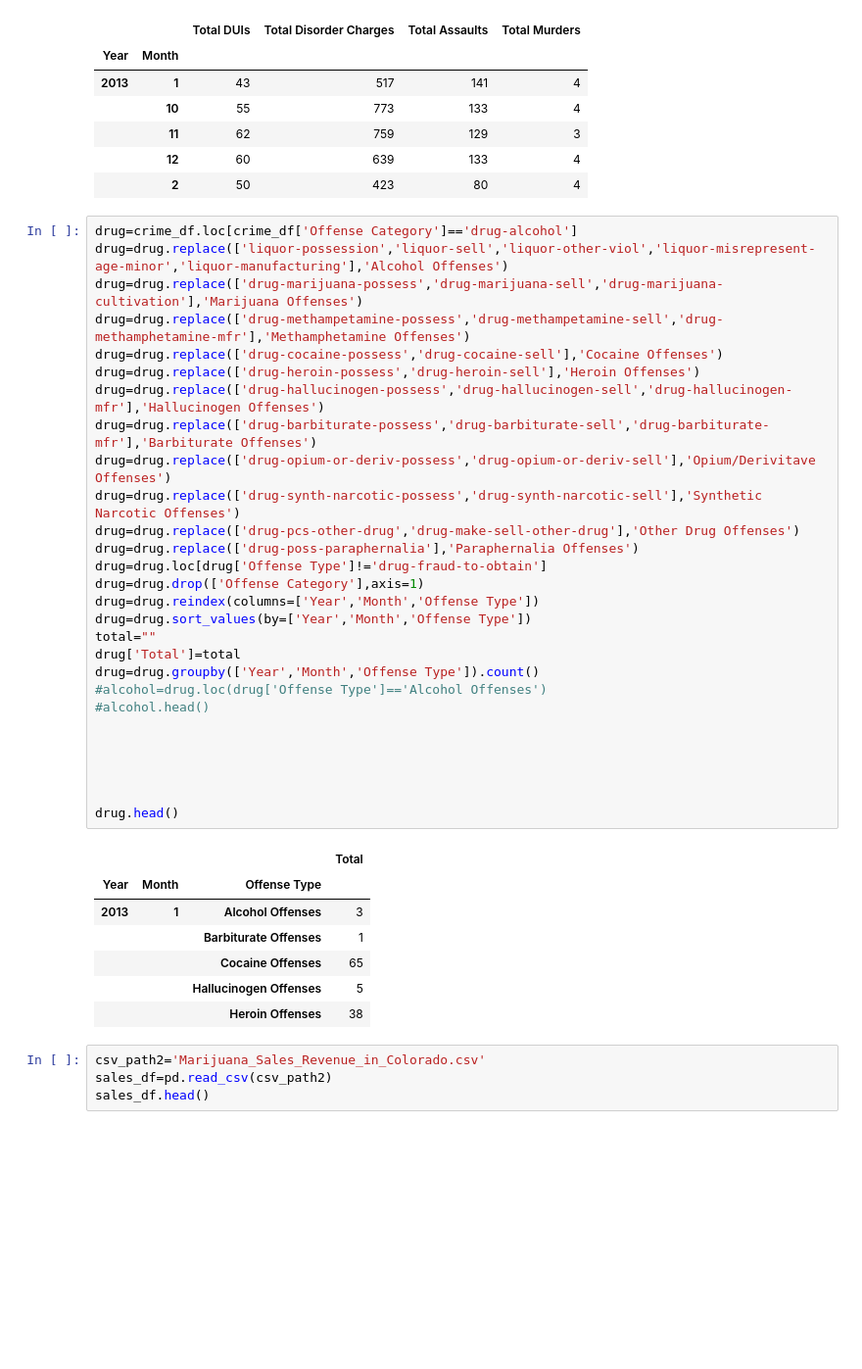
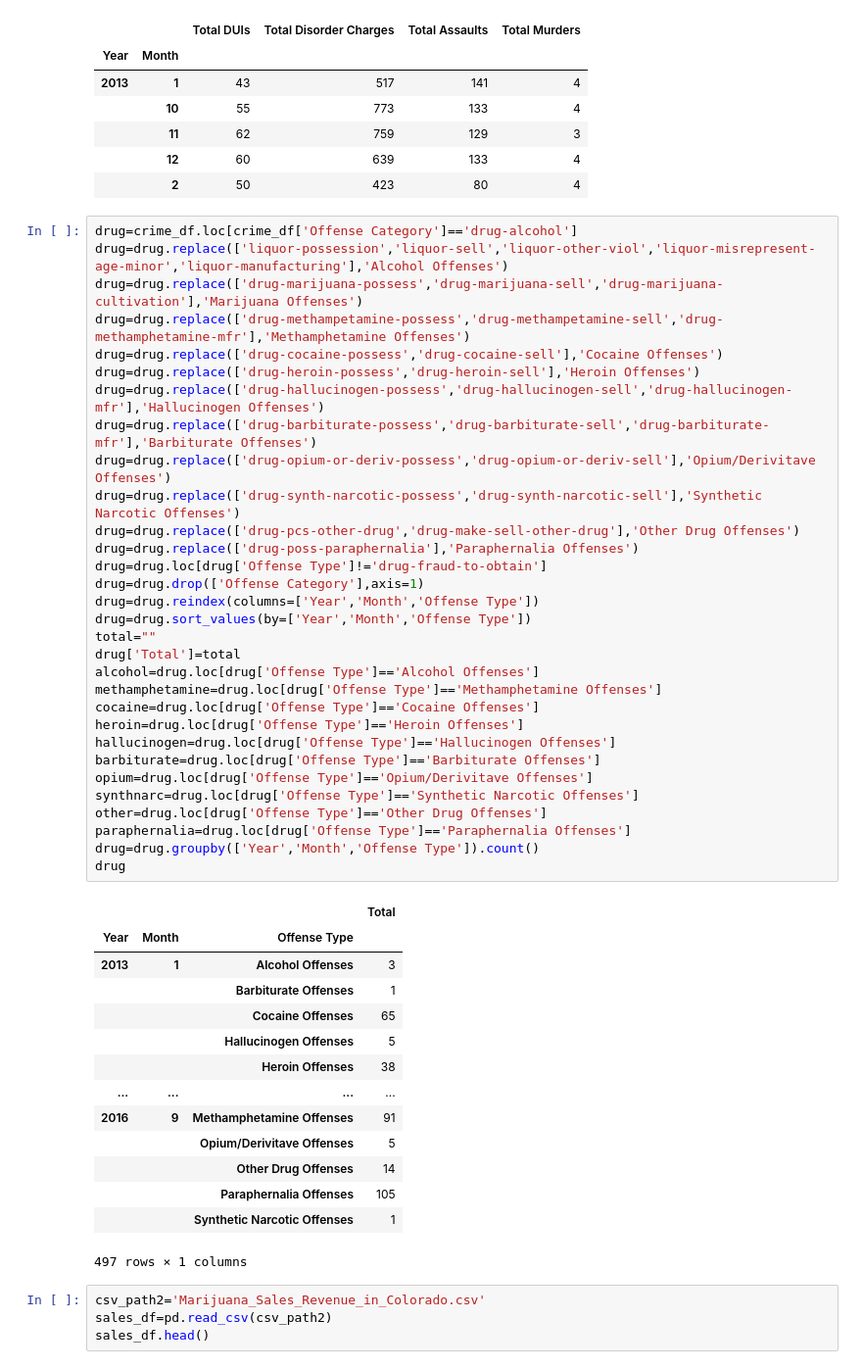
Before and after one commit to ethompson1988/Project-1, a Jupyter notebook: Untitled.ipynb, the cells around one changed output. Shown at 98% size. Saved outputs shown, nothing was run; the diff lists cells and outputs as text; blank space fills up the shorter version.

Commit message:
create individual drug dfs

```diff
--- a/Untitled.ipynb
+++ b/Untitled.ipynb
@@ -121,39 +121,49 @@ full.head()
 # %%
 drug=crime_df.loc[crime_df['Offense Category']=='drug-alcohol']
 drug=drug.replace(['liquor-possession','liquor-sell','liquor-other-viol','liquor-misrepresent-age-minor','liquor-manufacturing'],'Alcohol Offenses')
 drug=drug.replace(['drug-marijuana-possess','drug-marijuana-sell','drug-marijuana-cultivation'],'Marijuana Offenses')
 drug=drug.replace(['drug-methampetamine-possess','drug-methampetamine-sell','drug-methamphetamine-mfr'],'Methamphetamine Offenses')
 drug=drug.replace(['drug-cocaine-possess','drug-cocaine-sell'],'Cocaine Offenses')
 drug=drug.replace(['drug-heroin-possess','drug-heroin-sell'],'Heroin Offenses')
 drug=drug.replace(['drug-hallucinogen-possess','drug-hallucinogen-sell','drug-hallucinogen-mfr'],'Hallucinogen Offenses')
 drug=drug.replace(['drug-barbiturate-possess','drug-barbiturate-sell','drug-barbiturate-mfr'],'Barbiturate Offenses')
 drug=drug.replace(['drug-opium-or-deriv-possess','drug-opium-or-deriv-sell'],'Opium/Derivitave Offenses')
 drug=drug.replace(['drug-synth-narcotic-possess','drug-synth-narcotic-sell'],'Synthetic Narcotic Offenses')
 drug=drug.replace(['drug-pcs-other-drug','drug-make-sell-other-drug'],'Other Drug Offenses')
 drug=drug.replace(['drug-poss-paraphernalia'],'Paraphernalia Offenses')
 drug=drug.loc[drug['Offense Type']!='drug-fraud-to-obtain']
 drug=drug.drop(['Offense Category'],axis=1)
 drug=drug.reindex(columns=['Year','Month','Offense Type'])
 drug=drug.sort_values(by=['Year','Month','Offense Type'])
 total=""
 drug['Total']=total
+alcohol=drug.loc[drug['Offense Type']=='Alcohol Offenses']
+methamphetamine=drug.loc[drug['Offense Type']=='Methamphetamine Offenses']
+cocaine=drug.loc[drug['Offense Type']=='Cocaine Offenses']
+heroin=drug.loc[drug['Offense Type']=='Heroin Offenses']
+hallucinogen=drug.loc[drug['Offense Type']=='Hallucinogen Offenses']
+barbiturate=drug.loc[drug['Offense Type']=='Barbiturate Offenses']
+opium=drug.loc[drug['Offense Type']=='Opium/Derivitave Offenses']
+synthnarc=drug.loc[drug['Offense Type']=='Synthetic Narcotic Offenses']
+other=drug.loc[drug['Offense Type']=='Other Drug Offenses']
+paraphernalia=drug.loc[drug['Offense Type']=='Paraphernalia Offenses']
 drug=drug.groupby(['Year','Month','Offense Type']).count()
-#alcohol=drug.loc(drug['Offense Type']=='Alcohol Offenses')
-#alcohol.head()
-
-
-
-
-
-drug.head()
+drug
 # %% [output]
 |  |  |  | Total |
 | Year | Month | Offense Type |  |
 | 2013 | 1 | Alcohol Offenses | 3 |
 |  |  | Barbiturate Offenses | 1 |
 |  |  | Cocaine Offenses | 65 |
 |  |  | Hallucinogen Offenses | 5 |
 |  |  | Heroin Offenses | 38 |
+| ... | ... | ... | ... |
+| 2016 | 9 | Methamphetamine Offenses | 91 |
+|  |  | Opium/Derivitave Offenses | 5 |
+|  |  | Other Drug Offenses | 14 |
+|  |  | Paraphernalia Offenses | 105 |
+|  |  | Synthetic Narcotic Offenses | 1 |
+497 rows × 1 columns
 # %%
 csv_path2='Marijuana_Sales_Revenue_in_Colorado.csv'
 sales_df=pd.read_csv(csv_path2)
```
Also changed, not shown: parts of 1 cell of this notebook.
